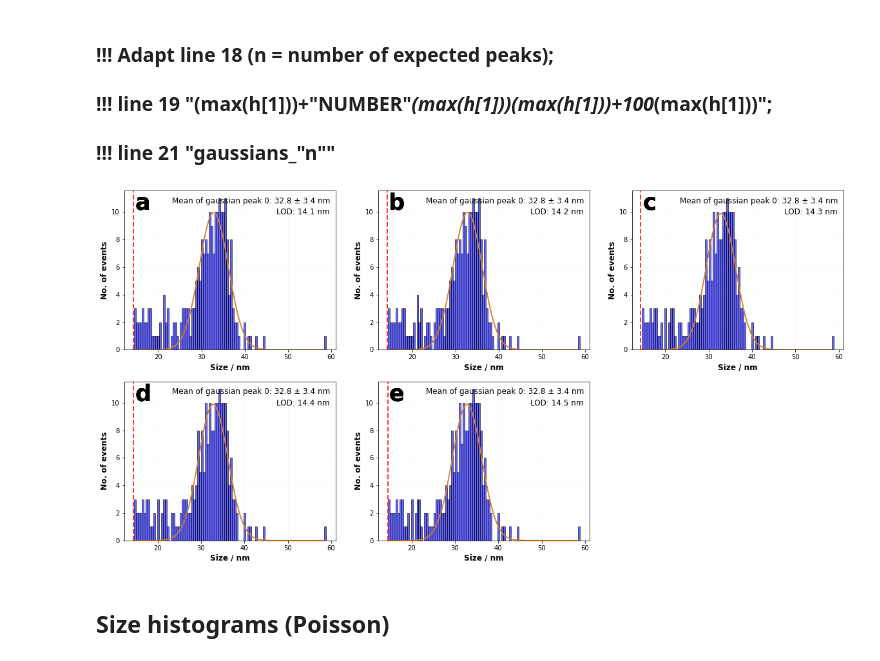
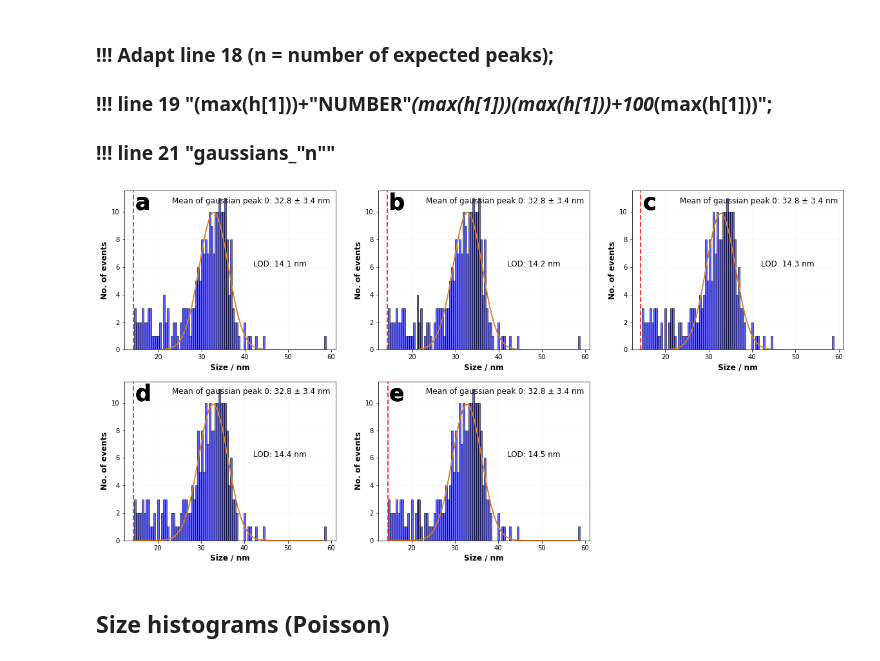
Before and after one commit to Steffen9204/Sparta-sp_scICP-MS, a Jupyter notebook: Version 1.0/Example Au (Transport efficiency)/Thermo, 30 nm, 5 ms/2024_10_Au_Thermo_Version_1.0.ipynb, the cells around one changed output. Drawn from its saved outputs; the diff is of its cells as text; code cells hidden in the pictures.

```diff
--- a/Version 1.0/Example Au (Transport efficiency)/Thermo, 30 nm, 5 ms/2024_10_Au_Thermo_Version_1.0.ipynb
+++ b/Version 1.0/Example Au (Transport efficiency)/Thermo, 30 nm, 5 ms/2024_10_Au_Thermo_Version_1.0.ipynb
@@ -1014,6 +1015,7 @@ def LOD(i):
     p = i-sd_trials[0]
     m_LOD = (corr_background[p]-intercept) * (response)**-1 * dwell * flow * te *10**6 # Important instead of the original PDT, here we took "corr_background[p]" the PDT-mean baseline (see peak integration)
     size_LOD = ((6 * m_LOD * f_d) / (math.pi * 10**15 * p_p))**(1/3) * 10**7
+    if isinstance(size_LOD,complex): size_LOD = math.nan #Adaption LVO
     return name, m_LOD, size_LOD
 
 LOD_list = []
@@ -1046,6 +1048,7 @@ def LOD_poisson(i):
     p = i-sd_trials[0]
     m_LOD = (corr_background_poisson[p]-intercept) * (response)**-1 * dwell * flow * te *10**6 # Important instead of the original PDT, here we took "corr_background_poisson[p]" the PDT-mean baseline (see peak integration)
     size_LOD = ((6 * m_LOD * f_d) / (math.pi * 10**15 * p_p))**(1/3) * 10**7
+    if isinstance(size_LOD,complex): size_LOD = math.nan #Adaption LVO
     return name, m_LOD, size_LOD
 
 LOD_list_poisson = []
@@ -1225,7 +1228,7 @@ for p in sd_trials:
     for _ in range(n):
         plt.annotate('Mean of gaussian peak {}: %s'.format(_) %round(popt[n+_],2) + ' \u00B1 %s'%round(popt[2*n+_],2) + ' fg', xy=(0.22, 0.92-(_*0.1)),
                      xycoords='axes fraction', fontsize=12)
-    plt.annotate('LOD: %s' %round_sig(LOD_list[q][2],3) + ' fg', xy=(0.74, 0.85), xycoords='axes fraction', fontsize=12)
+    plt.annotate('LOD: %s' %round_sig(LOD_list[q][2],3) + ' fg', xy=(0.6, 0.525), xycoords='axes fraction', fontsize=12)
     #plt.legend(loc=[1.5,1.10], prop={'size':15})
     plt.grid(color= 'gray', alpha=0.05)
     plt.axvline(LOD_list[q][1], color='red', lw=2, ls='--', alpha=0.8)
@@ -1273,7 +1276,7 @@ for p in sd_trials[0:1]:
     info_masses_peaks_poisson.append(storage[1])
     for _ in range(n):
         plt.annotate('Mean of poisson peak {}: %s'.format(_) %round(popt[n+_],2) + ' \u00B1 %s'%round(popt[2*n+_],2) + ' fg', xy=(0.27, 0.92-(_*0.1)), xycoords='axes fraction', fontsize=12)
-    plt.annotate('LOD: %s' %round_sig(LOD_list_poisson[q][1],3) + ' fg', xy=(0.69, 0.85), xycoords='axes fraction', fontsize=12)
+    plt.annotate('LOD: %s' %round_sig(LOD_list_poisson[q][1],3) + ' fg', xy=(0.6, 0.525), xycoords='axes fraction', fontsize=12)
     #plt.legend(loc=[1.5,1.10], prop={'size':15})
     plt.grid(color= 'gray', alpha=0.05)
     plt.axvline(LOD_list_poisson[q][1], color='red', lw=2, ls='--', alpha=0.8)
@@ -1350,35 +1353,35 @@ for p in sd_trials:
     plt.subplot(plot)
 
     df_sizes_SD = sizes_list[q][1].value_counts().to_frame(name= 'Frequency')
     df_sizes_SD = df_sizes_SD.reset_index()
     df_sizes_SD_final = df_sizes_SD.sort_values(df_sizes_SD.columns[0])[0]
 
     h = plt.hist(df_sizes_SD_final, bins=100, color='blue', edgecolor='k',alpha=0.6)
     n = 1
     max_x = int(max(h[1]))+0.2*int(max(h[1]))
     popt, pcov = fit_n_gaussians(n, h[1][:-1], h[0], bounds = (0,max_x))
     plt.plot(h[1][:-1],gaussians_1(h[1][:-1], *popt))  #change gaussian_n accordingly
 
     storage = save_data(p, n, popt, h[1][:-1], h[0])
     sizes_peaks_gaussian.append(storage[0])
     info_sizes_peaks_gaussian.append(storage[1])
 
     for _ in range(n):
         plt.annotate('Mean of gaussian peak {}: %s'.format(_) %round(popt[n+_],1) + ' \u00B1 %s'%round(popt[2*n+_],1) + ' nm', xy=(0.225, 0.92-(_*0.1)),
                      xycoords='axes fraction', fontsize=12)
-    plt.annotate('LOD: %s' %round_sig(LOD_list[q][2],3) + ' nm', xy=(0.72, 0.85), xycoords='axes fraction', fontsize=12)
+    plt.annotate('LOD: %s' %round_sig(LOD_list[q][2],3) + ' nm', xy=(0.61, 0.525), xycoords='axes fraction', fontsize=12)
     #plt.legend(loc=[1.5,1.10], prop={'size':15})
     plt.grid(color= 'gray', alpha=0.05)
     plt.axvline(LOD_list[q][2], color='red', lw=2, ls='--', alpha=0.8)
     plt.xlabel('Size / nm', fontsize=12, fontweight='semibold')
     plt.ylabel('No. of events', fontsize=12, fontweight='semibold')
     letter = ['a','b','c','d','e']
     for x in letter:
         plt.annotate(letter[q], xy=(0.05, 0.88), xycoords='axes fraction',fontweight= 'semibold',  fontsize=35)
 
 plt.savefig(new_name[0] + "_size_histograms_gaussian" + ".png", bbox_inches='tight', dpi=300)
 # %% [output]
-[figure, old version]
+[figure, new version]
 # %% [markdown]
 ## Size histograms (Poisson)
 # %% [markdown]
```
Also changed, not shown: parts of 7 cells of this notebook.
